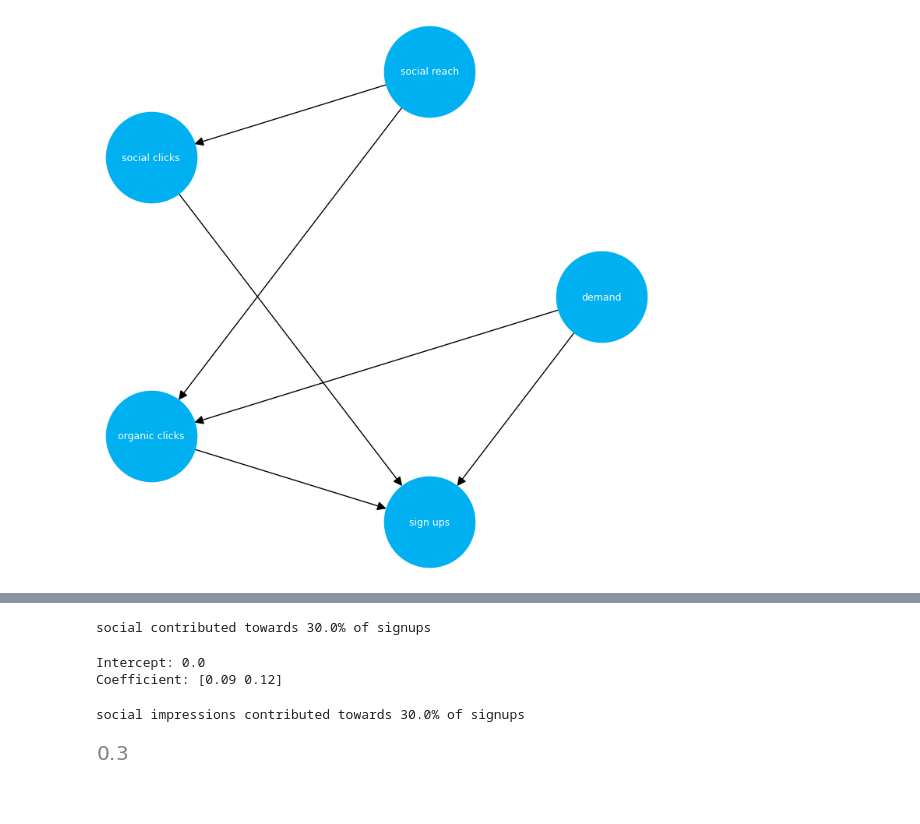
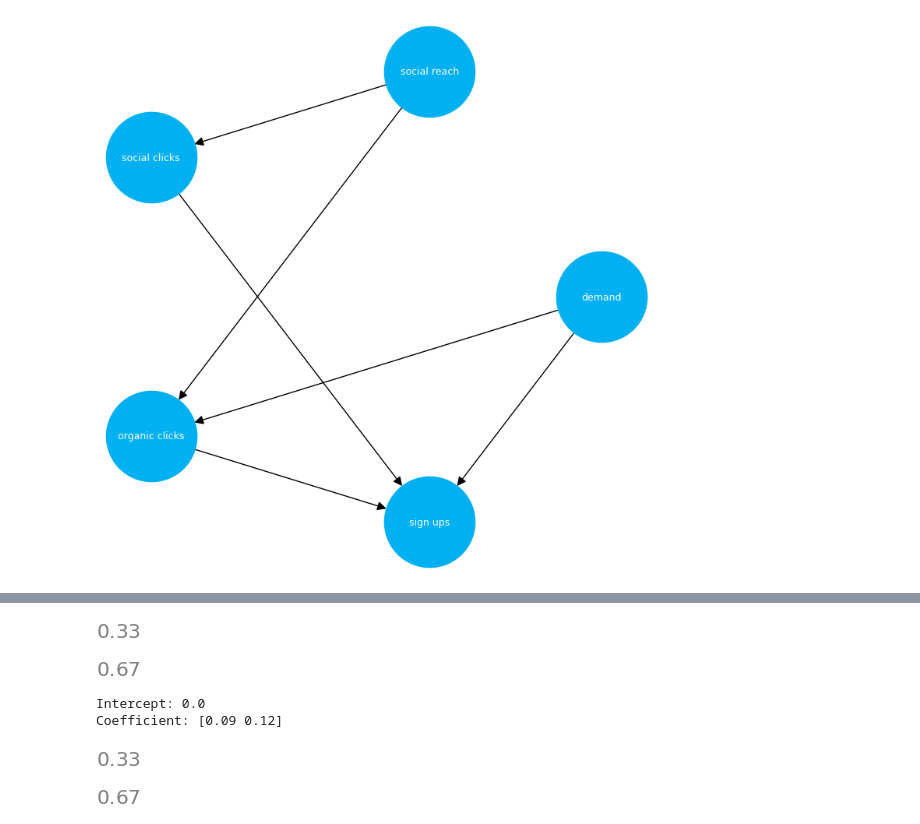
Before and after one commit to raz1470/causal_ai, a Jupyter notebook: notebooks/are causal graphs a suitable approach to assessing marketing effectiveness.ipynb, the cells around one changed output, grey strips where cells are left out. Saved outputs shown, nothing was run; the diff lists cells and outputs as text; code cells hidden in the pictures; blank space fills up the shorter version.

```diff
--- a/notebooks/are causal graphs a suitable approach to assessing marketing effectiveness.ipynb
+++ b/notebooks/are causal graphs a suitable approach to assessing marketing effectiveness.ipynb
@@ -33,3 +62,19 @@ def plot_graph(input_graph):
+# %%
+def counterfactual_impact(target_value_act, target_value_cf):
+    '''
+    Given an actual and counterfactual target value, calculate the percentage change.
+
+    Args:
+        target_value_act (series): Series containing the actual target value.
+        target_value_cf (series): Series containing the counterfactual target value.
+
+    Returns:
+        float: The counterfactual percentage change to the target value.
+    '''
+
+    target_change_perc = round((target_value_act.sum() - target_value_cf.sum()) / target_value_act.sum(), 2)
+
+    return target_change_perc
 # %%
 # Create node lookup for channels
 node_lookup = {0: 'demand',
@@ -110,12 +153,15 @@ We will mostly utilize the CRPS for comparing and interpreting the performance o
 ==== NOTE ====
 Always double check the made model assumptions with respect to the graph structure and choice of causal mechanisms.
 All these evaluations give some insight into the goodness of the causal model, but should not be overinterpreted, since some causal relationships can be intrinsically hard to model. Furthermore, many  ...
-# %%
-# Calculate counterfactuals - social impressions
-cf_social = gcm.counterfactual_samples(causal_model, {'social reach': lambda x: 0}, observed_data=df)
-cf_social = round((df['sign ups'].sum() - cf_social['sign ups'].sum()) / df['sign ups'].sum(), 1)
-print(f'social contributed towards {cf_social * 100}% of signups')
-# %% [output]
-social contributed towards 30.0% of signups
+# %%
+df_cf_social = gcm.counterfactual_samples(causal_model, {'social reach': lambda x: 0}, observed_data=df_original)
+counterfactual_impact(target_value_act=df_original['sign ups'], target_value_cf=df_cf_social['sign ups'])
+# %% [output]
+[figure, added]
+# %%
+df_cf_demand = gcm.counterfactual_samples(causal_model, {'demand': lambda x: 0}, observed_data=df_original)
+counterfactual_impact(target_value_act=df_original['sign ups'], target_value_cf=df_cf_demand['sign ups'])
+# %% [output]
+[figure, added]
 # %%
 # Linear regression
@@ -131,25 +177,13 @@ print(f'Coefficient: {lin_model.coef_}')
 # %% [output]
 Intercept: 0.0
 Coefficient: [0.09 0.12]
-# %%
-# Calculate counterfactuals - social reach
-cf_social_lin = X.copy()
-cf_social_lin['social reach'] = 0
-cf_social_lin = lin_model.predict(cf_social_lin)
-cf_social_lin = round((y.sum() - cf_social_lin.sum()) / y.sum(), 1)
-print(f'social impressions contributed towards {cf_social_lin * 100}% of signups')
-# %% [output]
-social impressions contributed towards 30.0% of signups
-# %%
-# Simulate counterfactuals
-df_cf_social = df.copy()
-df_cf_social['social reach'] = 0
-df_cf_social['social clicks'] = (0.50 * df_cf_social['social reach'])
-df_cf_social['organic clicks'] = (0.35 * df_cf_social['demand']) + (0.20 * df_cf_social['social reach'])
-df_cf_social['sign ups'] = (0.05 * df_cf_social['demand']) + (0.10 * df_cf_social['social clicks']) + (0.20 * df_cf_social['organic clicks'])
-
-round((df['sign ups'].sum() - df_cf_social['sign ups'].sum()) / df['sign ups'].sum(), 1)
-# %% [output]
-[figure, removed]
+# %%
+round((df_original['social reach'].sum() * lin_model.coef_[0]) / df_original['sign ups'].sum(), 2)
+# %% [output]
+[figure, added]
+# %%
+round((df_original['demand'].sum() * lin_model.coef_[1]) / df_original['sign ups'].sum(), 2)
+# %% [output]
+[figure, added]
 # %%
 # Check for multi-collinearity
```
Also changed, not shown: parts of 12 cells of this notebook, 4 other files.
